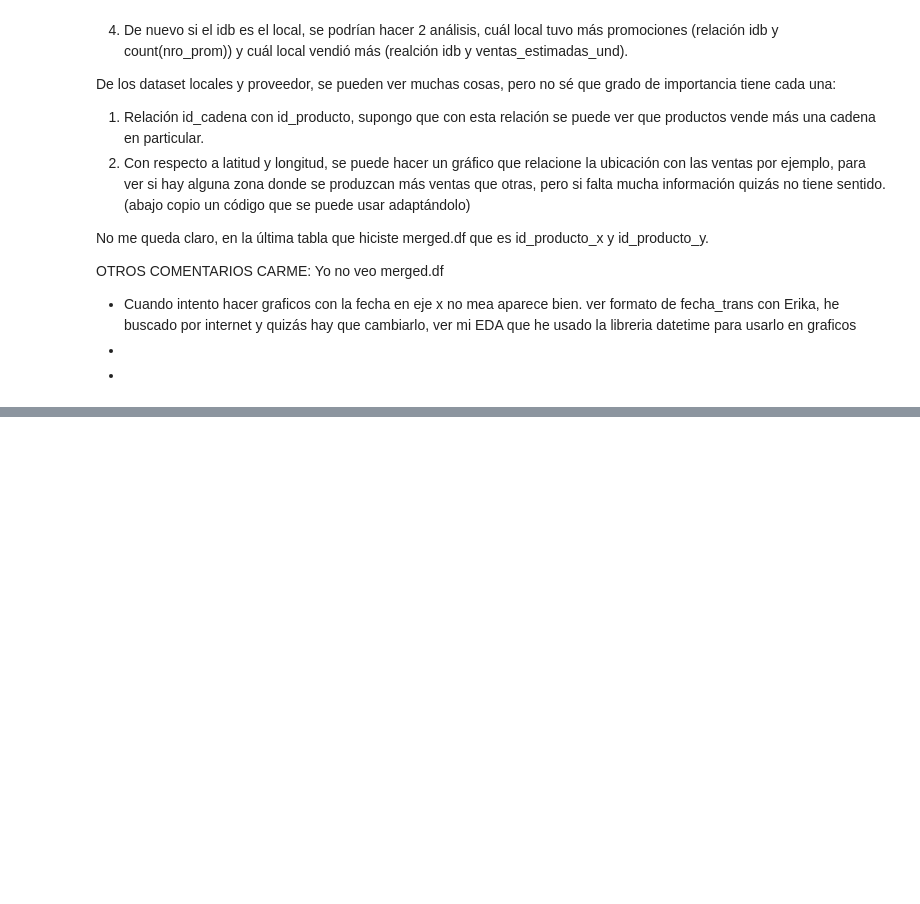
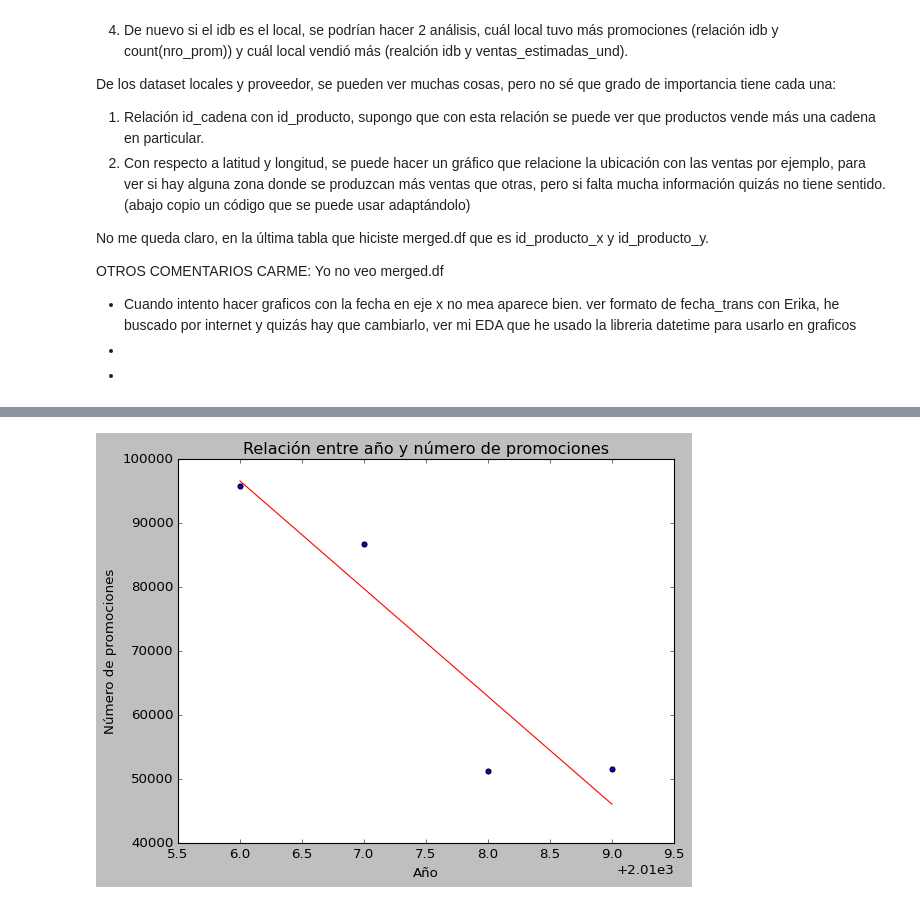
Before and after one commit to ErikaMelt/deodorants-project, a Jupyter notebook: eda/EDA_deodorants.ipynb, the cells around one changed output, grey strips where cells are left out. Cells and saved outputs as stored; diff of their text form; code cells hidden in the pictures; blank space fills up the shorter version.

```diff
--- a/eda/EDA_deodorants.ipynb
+++ b/eda/EDA_deodorants.ipynb
@@ -50,0 +123,3 @@ OTROS COMENTARIOS CARME: Yo no veo merged.df
+# %%
+año_promociones=df_promociones.groupby(['year'],as_index=False)['nro_prom'].count()
+año_promociones
@@ -50,0 +132,17 @@ OTROS COMENTARIOS CARME: Yo no veo merged.df
+# %%
+plt.scatter(año_promociones['year'], año_promociones['nro_prom'])
+plt.xlabel('Año')
+plt.ylabel('Número de promociones')
+plt.title('Relación entre año y número de promociones')
+
+
+# Ajustar una línea de tendencia
+coef = np.polyfit(año_promociones['year'], año_promociones['nro_prom'], 1)
+line = np.poly1d(coef)
+plt.plot(df['year'], line(df['year']), color='red')
+
+
+
+plt.show()
+# %% [output]
+[figure, added]
```
Also changed, not shown: parts of 33 cells of this notebook.
